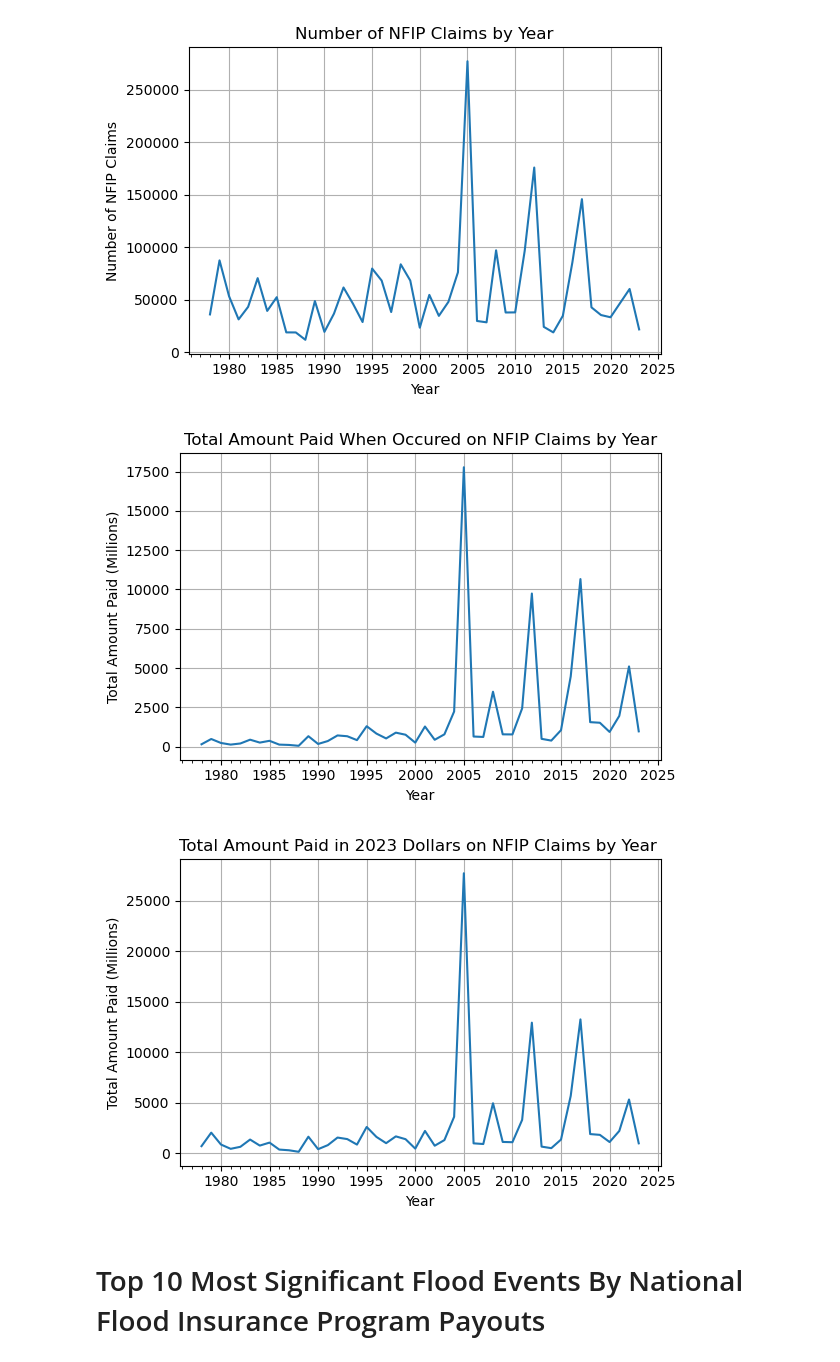
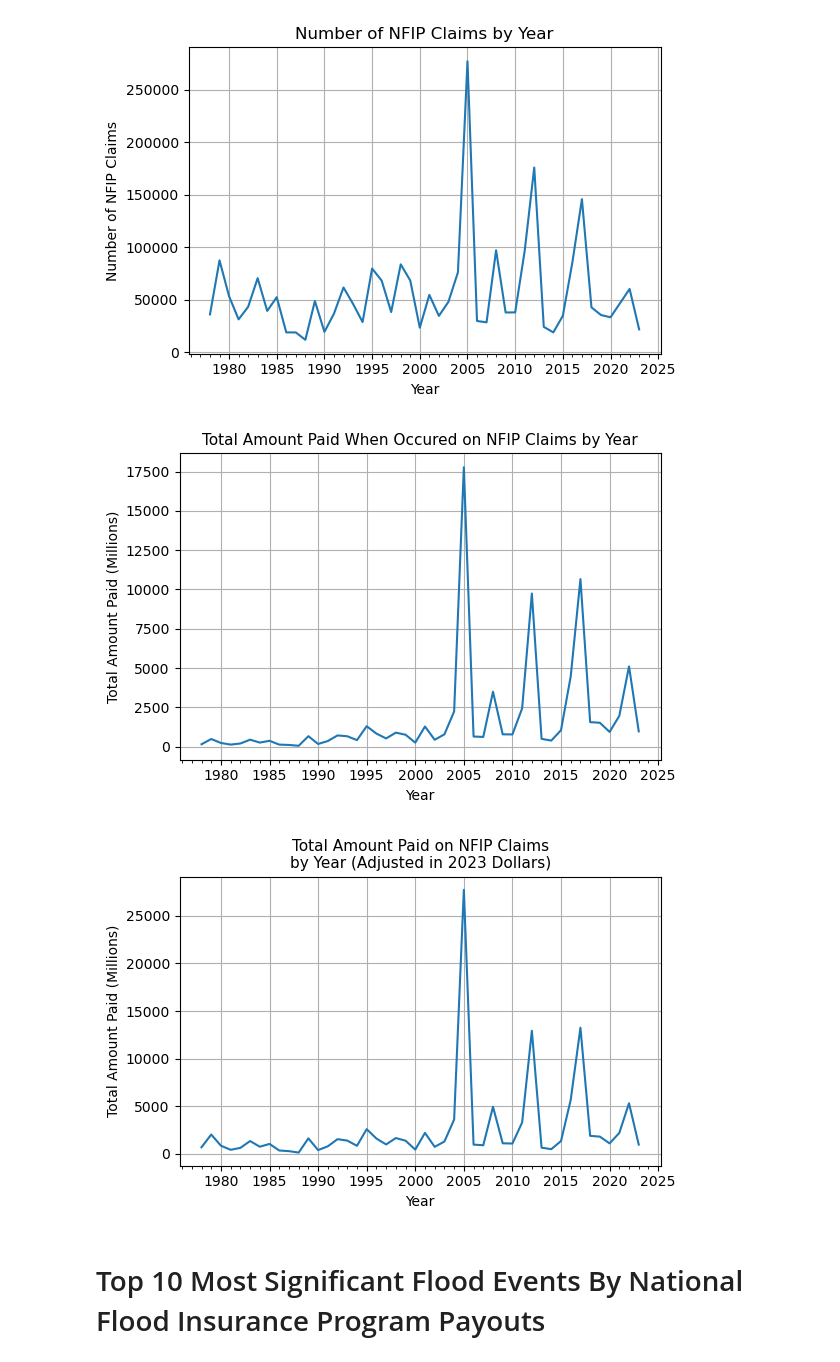
Before and after one commit to mebauer/duckdb-fema-nfip, a Jupyter notebook: figures.ipynb, the cells around one changed output. Cells and saved outputs as stored; diff of their text form; code cells hidden in the pictures.

```diff
--- a/figures.ipynb
+++ b/figures.ipynb
@@ -398,7 +409,7 @@ sns.lineplot(
     ax=ax
 )
 
-plt.title("Total Amount Paid When Occured on NFIP Claims by Year")
+plt.title("Total Amount Paid When Occured on NFIP Claims by Year", fontsize=11)
 plt.xlabel("Year")
 plt.ylabel("Total Amount Paid (Millions)")
 
@@ -408,29 +419,29 @@ plt.grid(True)
 
 plt.tight_layout()
 # %% [output]
-[figure, old version]
+[figure, new version]
 # %%
 fig, ax = plt.subplots(figsize=(6, 4))
 
 sns.lineplot(
     data=year_loss_df,
     x='yearOfLoss',
     y='paidTotalClaim2023M',
     ax=ax
 )
 
-plt.title("Total Amount Paid in 2023 Dollars on NFIP Claims by Year ")
+plt.title("Total Amount Paid on NFIP Claims\nby Year (Adjusted in 2023 Dollars)", fontsize=11)
 plt.xlabel("Year")
 plt.ylabel("Total Amount Paid (Millions)")
 
 ax.xaxis.set_major_locator(ticker.MultipleLocator(5))
 ax.xaxis.set_minor_locator(ticker.MultipleLocator(1))
 plt.grid(True)
 
 plt.tight_layout()
 plt.savefig('figures/year-amount-paid.png', dpi=200, bbox_inches='tight')
 # %% [output]
-[figure, old version]
+[figure, new version]
 # %% [markdown]
 # Top 10 Most Significant Flood Events By National Flood Insurance Program Payouts
 # %%
```
Also changed, not shown: parts of 17 cells of this notebook, 4 other files.
